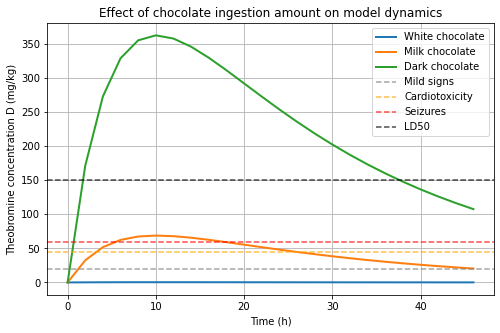
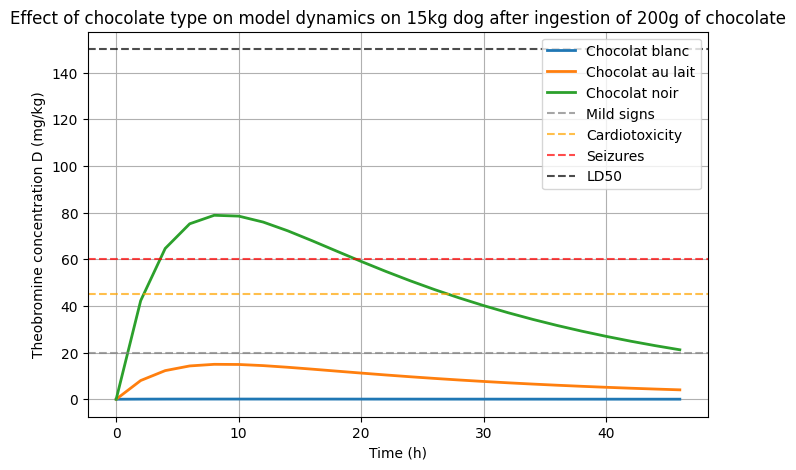
Code edit (unified diff) that turned the first committed figure into the second:
--- before
+++ after
@@ -2,5 +2,5 @@
 
 dog_weight = 15
-M = 1000
+M = 200
 
 for c, name in zip(c_type, choco_names):
@@ -27,5 +27,5 @@
 plt.xlabel('Time (h)')
 plt.ylabel('Theobromine concentration D (mg/kg)')
-plt.title('Effect of chocolate ingestion amount on model dynamics')
+plt.title('Effect of chocolate type on model dynamics on 15kg dog after ingestion of 200g of chocolate')
 plt.grid(True)
 plt.legend()

Commit: changements graphes